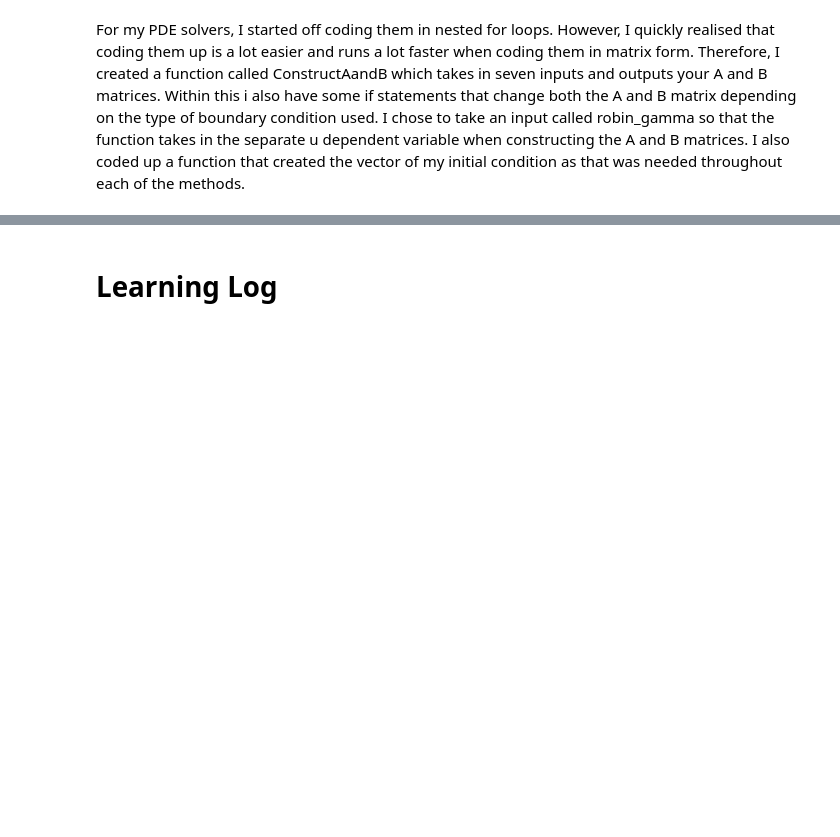
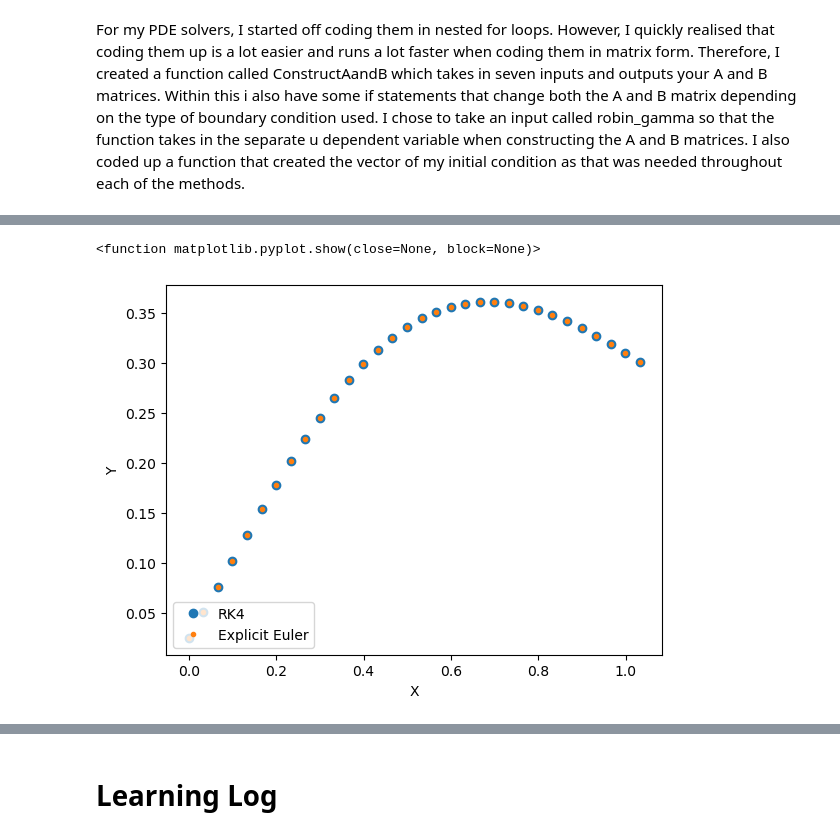
Before and after one commit to Jack904/SciCompCoursework, a Jupyter notebook: Scientific Computing Coursework Jack Gurney.ipynb, the cells around one changed output, grey strips where cells are left out. Drawn from its saved outputs; the diff is of its cells as text; code cells hidden in the pictures; blank space fills up the shorter version.

```diff
--- a/Scientific Computing Coursework Jack Gurney.ipynb
+++ b/Scientific Computing Coursework Jack Gurney.ipynb
@@ -152,0 +151,13 @@ The figure above shows each of the solvers plotting a solution to the diffusion
+# %%
+U_exact_rk4, X1 = RK4PDESolver(N,a,b,bc_left,bc_right,t_end,InitialCond,dt,D,'Dirichlet','Robin',1,  q)
+U_exact_Euler, X2 = EXPEulerPDESolver(N,a,b,bc_left,bc_right,t_end,InitialCond,dt,D,'Dirichlet','Robin',1,  q)
+
+plt.plot(X1, U_exact_rk4[-1],'o',label = 'RK4')
+plt.plot(X2, U_exact_Euler[-1],'.',label = 'Explicit Euler')
+plt.legend(loc = 'lower left')
+plt.xlabel('X')
+plt.ylabel('Y')
+plt.show
+# %% [output]
+<function matplotlib.pyplot.show(close=None, block=None)>
+[figure, added]
```
Also changed, not shown: parts of 12 cells of this notebook, 3 other files.
